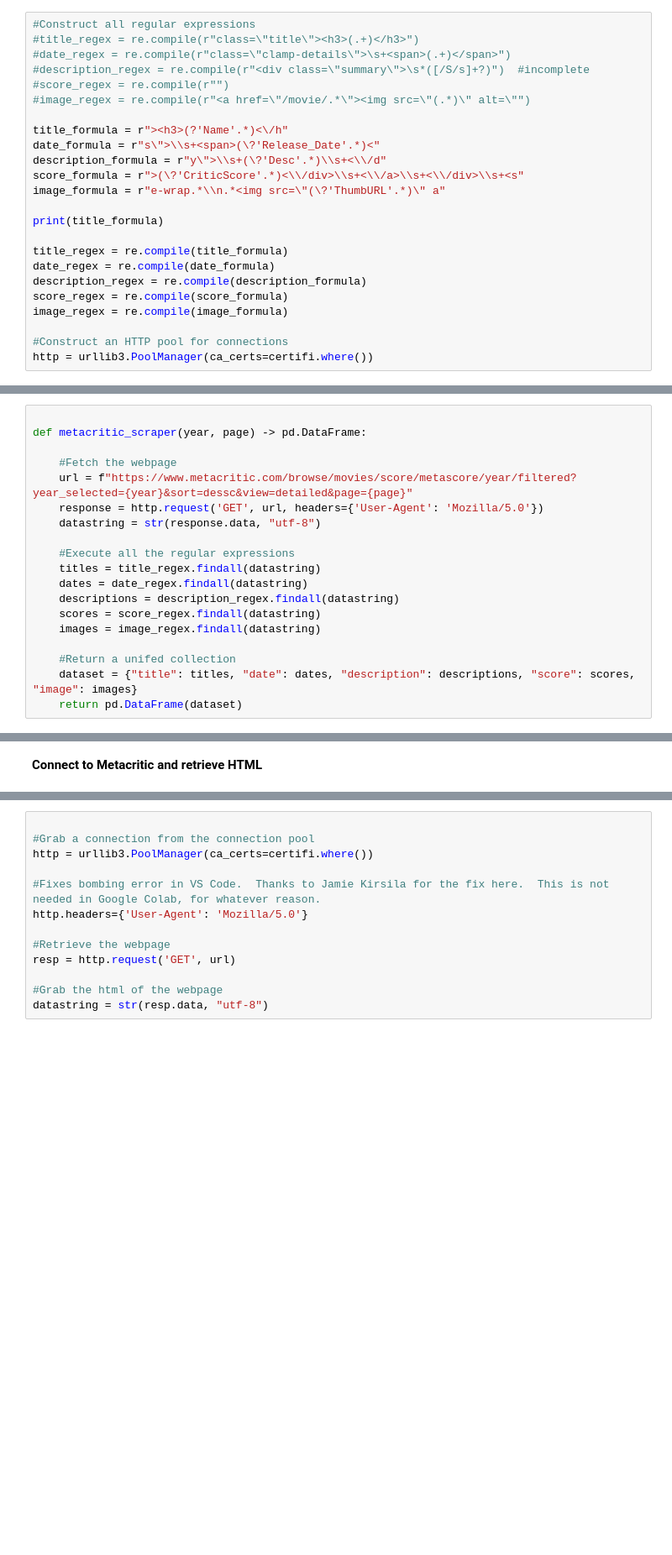
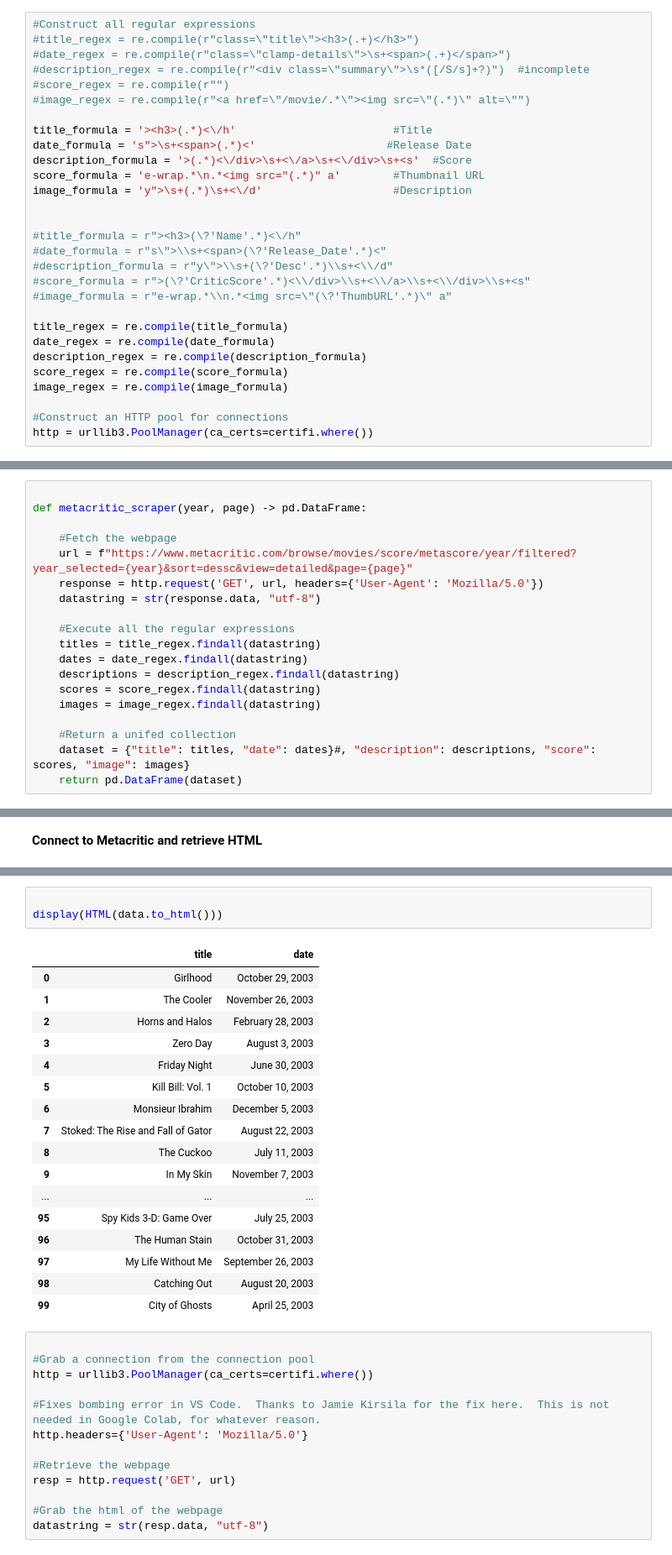
Before and after one commit to stuartketcham/DA320-Midterm, a Jupyter notebook: KetchamStuart-MetacriticToMongoDB.ipynb, the cells around one changed output, grey strips where cells are left out. Shown at 84% size. Saved outputs shown, nothing was run; the diff lists cells and outputs as text; blank space fills up the shorter version.

```diff
--- a/KetchamStuart-MetacriticToMongoDB.ipynb
+++ b/KetchamStuart-MetacriticToMongoDB.ipynb
@@ -14,13 +14,18 @@ import json
 #score_regex = re.compile(r"")
 #image_regex = re.compile(r"<a href=\"/movie/.*\"><img src=\"(.*)\" alt=\"")
 
-title_formula = r"><h3>(?'Name'.*)<\/h"
-date_formula = r"s\">\\s+<span>(\?'Release_Date'.*)<"
-description_formula = r"y\">\\s+(\?'Desc'.*)\\s+<\\/d"
-score_formula = r">(\?'CriticScore'.*)<\\/div>\\s+<\\/a>\\s+<\\/div>\\s+<s"
-image_formula = r"e-wrap.*\\n.*<img src=\"(\?'ThumbURL'.*)\" a"
+title_formula = '><h3>(.*)<\/h'                        #Title
+date_formula = 's">\s+<span>(.*)<'                    #Release Date
+description_formula = '>(.*)<\/div>\s+<\/a>\s+<\/div>\s+<s'  #Score
+score_formula = 'e-wrap.*\n.*<img src="(.*)" a'        #Thumbnail URL
+image_formula = 'y">\s+(.*)\s+<\/d'                    #Description
 
-print(title_formula)
+
+#title_formula = r"><h3>(\?'Name'.*)<\/h"
+#date_formula = r"s\">\\s+<span>(\?'Release_Date'.*)<"
+#description_formula = r"y\">\\s+(\?'Desc'.*)\\s+<\\/d"
+#score_formula = r">(\?'CriticScore'.*)<\\/div>\\s+<\\/a>\\s+<\\/div>\\s+<s"
+#image_formula = r"e-wrap.*\\n.*<img src=\"(\?'ThumbURL'.*)\" a"
 
 title_regex = re.compile(title_formula)
 date_regex = re.compile(date_formula)
@@ -73,7 +77,7 @@ def metacritic_scraper(year, page) -> pd.DataFrame:
     images = image_regex.findall(datastring)
 
     #Return a unifed collection
-    dataset = {"title": titles, "date": dates, "description": descriptions, "score": scores, "image": images}
+    dataset = {"title": titles, "date": dates}#, "description": descriptions, "score": scores, "image": images}
     return pd.DataFrame(dataset)
 # %%
 import re
@@ -134,3 +119,24 @@ Series([], Name: description, dtype: float64)
+# %%
+
+display(HTML(data.to_html()))
+# %% [output]
+|  | title | date |
+| 0 | Girlhood | October 29, 2003 |
+| 1 | The Cooler | November 26, 2003 |
+| 2 | Horns and Halos | February 28, 2003 |
+| 3 | Zero Day | August 3, 2003 |
+| 4 | Friday Night | June 30, 2003 |
+| 5 | Kill Bill: Vol. 1 | October 10, 2003 |
+| 6 | Monsieur Ibrahim | December 5, 2003 |
+| 7 | Stoked: The Rise and Fall of Gator | August 22, 2003 |
+| 8 | The Cuckoo | July 11, 2003 |
+| 9 | In My Skin | November 7, 2003 |
+| ... | ... | ... |
+| 95 | Spy Kids 3-D: Game Over | July 25, 2003 |
+| 96 | The Human Stain | October 31, 2003 |
+| 97 | My Life Without Me | September 26, 2003 |
+| 98 | Catching Out | August 20, 2003 |
+| 99 | City of Ghosts | April 25, 2003 |
 # %%
 
 #Grab a connection from the connection pool
```
Also changed, not shown: parts of 3 cells of this notebook.
